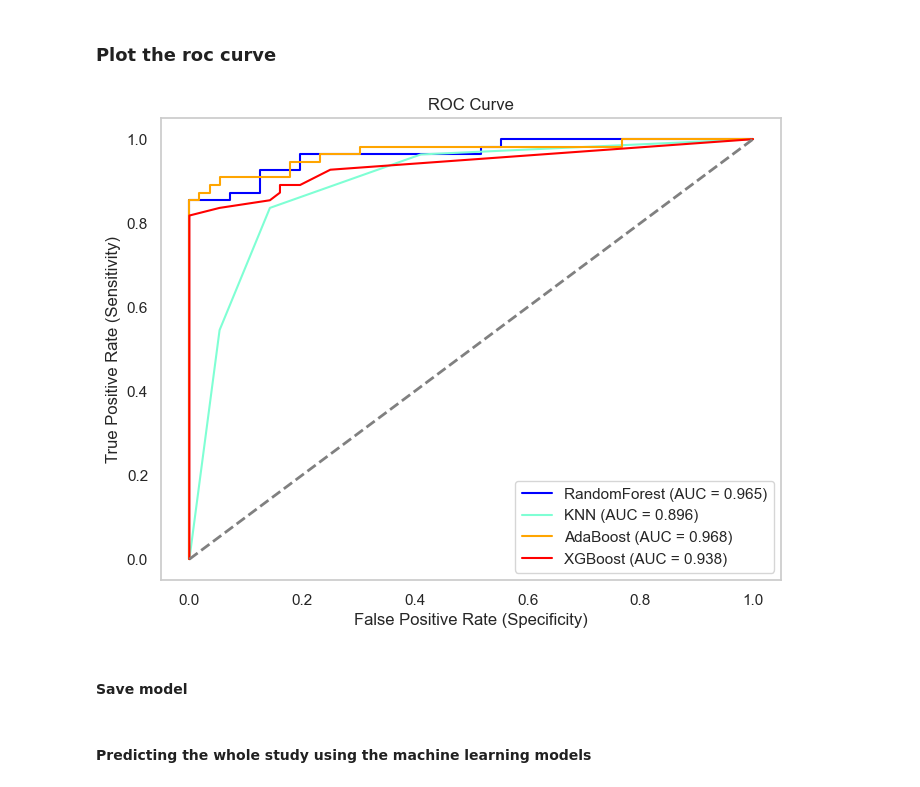
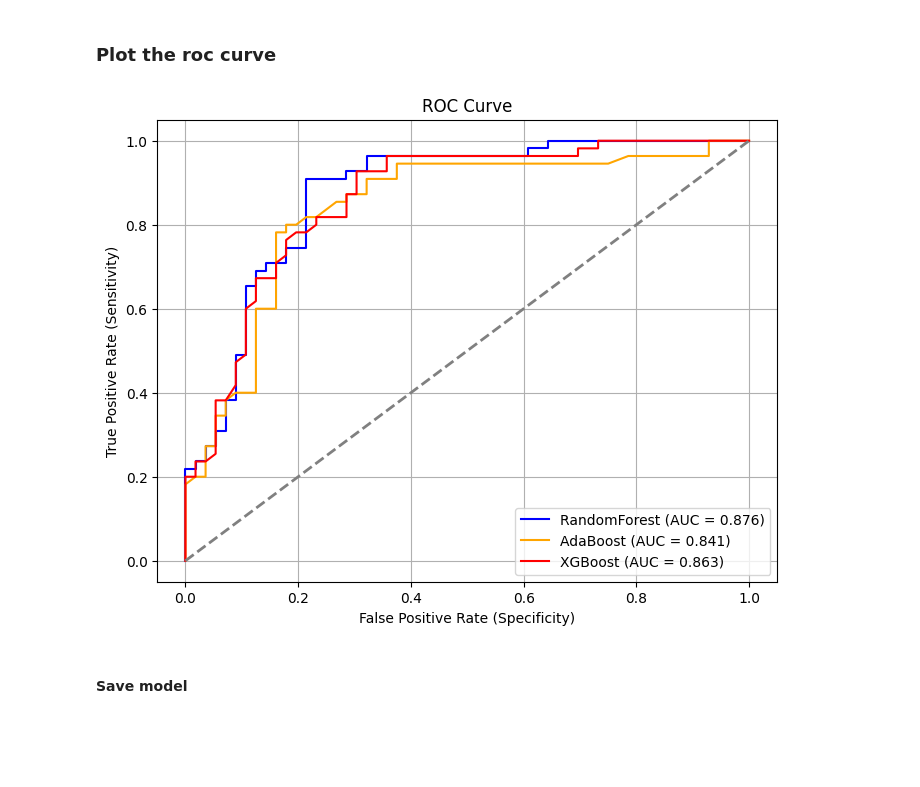
Before and after one commit to ololades/ML_Flood_Prediction_Website, a Jupyter notebook: flood_susceptibility.ipynb, the cells around one changed output. Saved outputs shown, nothing was run; the diff lists cells and outputs as text; code cells hidden in the pictures; blank space fills up the shorter version.

```diff
--- a/flood_susceptibility.ipynb
+++ b/flood_susceptibility.ipynb
@@ -453,14 +98,14 @@ gdf.drop(columns=[ 'soil-class', 'landuse-class'], inplace=True)
 columns_to_exclude = ['label', 'soil', 'landuse', 'geometry']
 
 # Separate the columns to be normalized
-columns_to_normalize = [col for col in gdf.columns if col not in columns_to_exclude]
+columns_to_normalize = [col for col in fi_data.columns if col not in columns_to_exclude]
 
 # Initialize the scaler
 scaler = MinMaxScaler()
 
 # Normalize only the selected columns
-normalized_data = scaler.fit_transform(gdf[columns_to_normalize])
-gdf_normalized = gdf.copy()  # Make a copy of the original DataFrame
+normalized_data = scaler.fit_transform(fi_data[columns_to_normalize])
+gdf_normalized = fi_data.copy()  # Make a copy of the original DataFrame
 gdf_normalized[columns_to_normalize] = normalized_data
 
 # Split the dataset into a training set (80%) and a test set (20%)
@@ -529,6 +169,6 @@ weighted avg       0.92      0.92      0.92       111
 # %%
 ### Random forest parameter tuning
-param_grid = {'n_estimators':np.arange(10,200,20),
+param_grid = {'n_estimators':np.arange(10,300,20),
               'max_depth':np.arange(1,20,1)
             #   'min_samples_leaf': np.arange(1, 10, 1)
             }
@@ -669,8 +307,0 @@ K-Nearest Neigbour
-# %%
-# train the model on train set
-KNN = KNeighborsClassifier()
-KNN.fit(X_train, y_train)
-
-# print prediction results
-kNN_pred = KNN.predict(X_test)
-print(classification_report(y_test, kNN_pred))
@@ -686,10 +307,0 @@ weighted avg       0.84      0.84      0.84       111
-# %%
-### KNN parameter tuning
-param_grid = {
-    'n_neighbors': np.arange(1, 100, 1),  # Adjust the range of neighbors as needed
-    'weights': ['uniform', 'distance'],
-    'p': [0.01, 0.05, 0.1, 0.5, 0.07, 1, 2, 3, 5]  # 1 for Manhattan distance, 2 for Euclidean distance
-}
-knnclassifier = KNeighborsClassifier()
-KNN_model = GridSearchCV(knnclassifier, param_grid, scoring='accuracy', cv=10, refit=True, return_train_score=True, verbose=3, n_jobs=-1) # Create a GridSearchCV instance
-KNN_model.fit(X_train, y_train)
@@ -844,38 +402,34 @@ Text(0.5, 1.0, 'Confusion Matrix of XGB model')
 # %%
 # plot the roc for all model
 # Predict probabilities models on the test data
 y_prob_RF = RF_model.predict_proba(X_test)[:, 1]
-y_prob_KNN = KNN_model.predict_proba(X_test)[:, 1]
 y_prob_ADB = ADB_model.predict_proba(X_test)[:, 1]
 y_prob_XGB = XGB_model.predict_proba(X_test)[:, 1]
 
 # Calculate ROC curve for each model
 fpr_RF, tpr_RF, _ = roc_curve(y_test, y_prob_RF)
-fpr_KNN, tpr_KNN, _ = roc_curve(y_test, y_prob_KNN)
 fpr_ADB, tpr_ADB, _ = roc_curve(y_test, y_prob_ADB)
 fpr_XGB, tpr_XGB, _ = roc_curve(y_test, y_prob_XGB)
 
 # Calculate ROC AUC for each model
 roc_auc_RF = roc_auc_score(y_test, y_prob_RF)
-roc_auc_KNN = roc_auc_score(y_test, y_prob_KNN)
 roc_auc_ADB = roc_auc_score(y_test, y_prob_ADB)
 roc_auc_XGB = roc_auc_score(y_test, y_prob_XGB)
 
 # Plot ROC curves for both models
 plt.figure(figsize=(8, 6))
 plt.plot(fpr_RF, tpr_RF, label=f'RandomForest (AUC = {roc_auc_RF:.3f})', color='blue')
-plt.plot(fpr_KNN, tpr_KNN, label=f'KNN (AUC = {roc_auc_KNN:.3f})', color='aquamarine')
 plt.plot(fpr_ADB, tpr_ADB, label=f'AdaBoost (AUC = {roc_auc_ADB:.3f})', color='orange')
 plt.plot(fpr_XGB, tpr_XGB, label=f'XGBoost (AUC = {roc_auc_XGB:.3f})', color='red')
 plt.plot([0, 1], [0, 1], linestyle='--', color='gray', linewidth=2)
 plt.xlabel('False Positive Rate (Specificity)')
 plt.ylabel('True Positive Rate (Sensitivity)')
 plt.title('ROC Curve')
 plt.legend()
 plt.grid()
 plt.show()
 # %% [output]
-[figure, old version]
+[figure, new version]
 # %% [markdown]
 #### Save model
 # %%
@@ -895,4 +446,2 @@ with open(os.path.join(models_directory, 'KNN_model.pkl'), 'wb') as file:
 with open(os.path.join(models_directory, 'XGB_model.pkl'), 'wb') as file:
     pickle.dump(XGB_model, file)
-# %% [markdown]
-#### Predicting the whole study using the machine learning models
```
Also changed, not shown: parts of 55 cells of this notebook, 1 other file.
